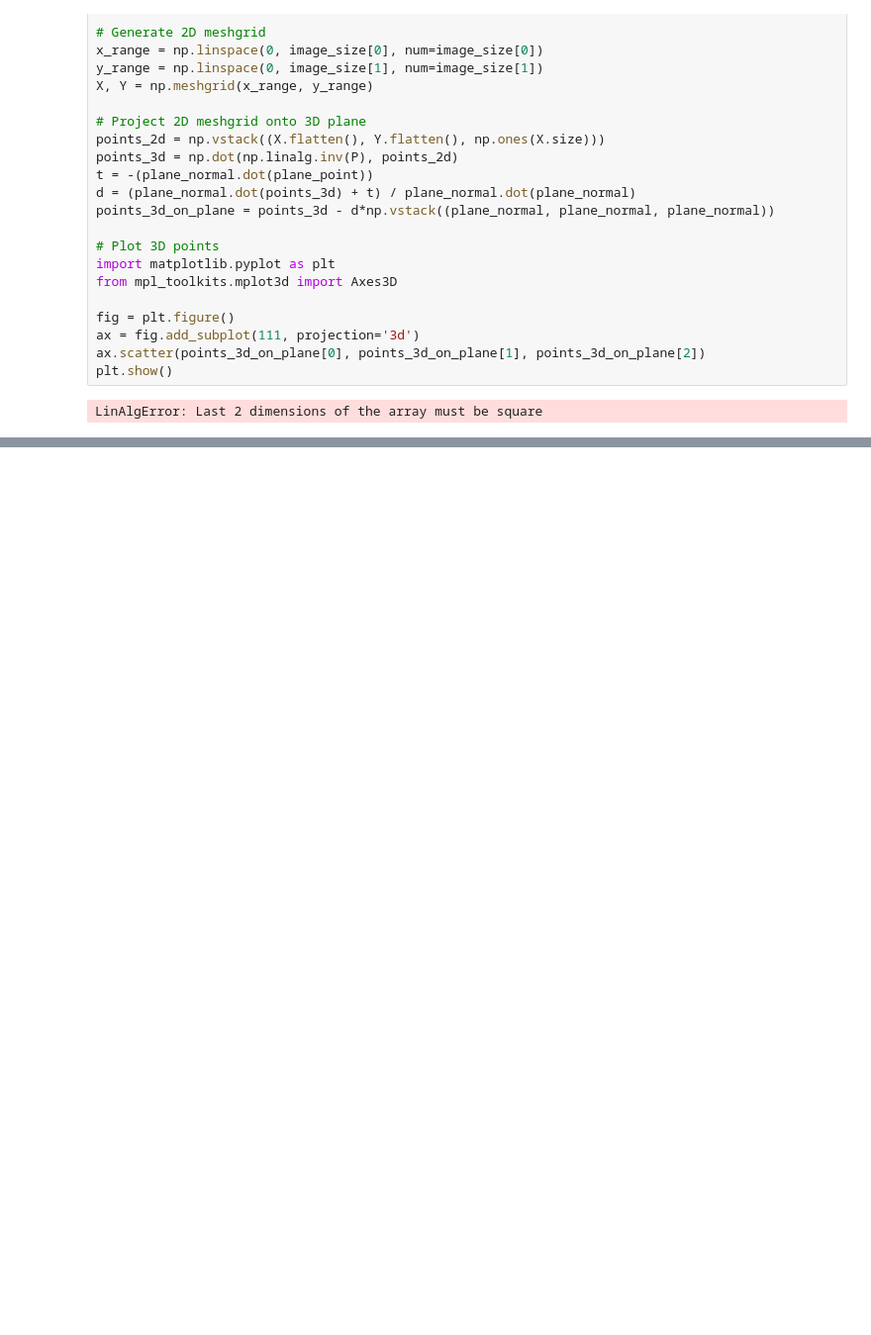
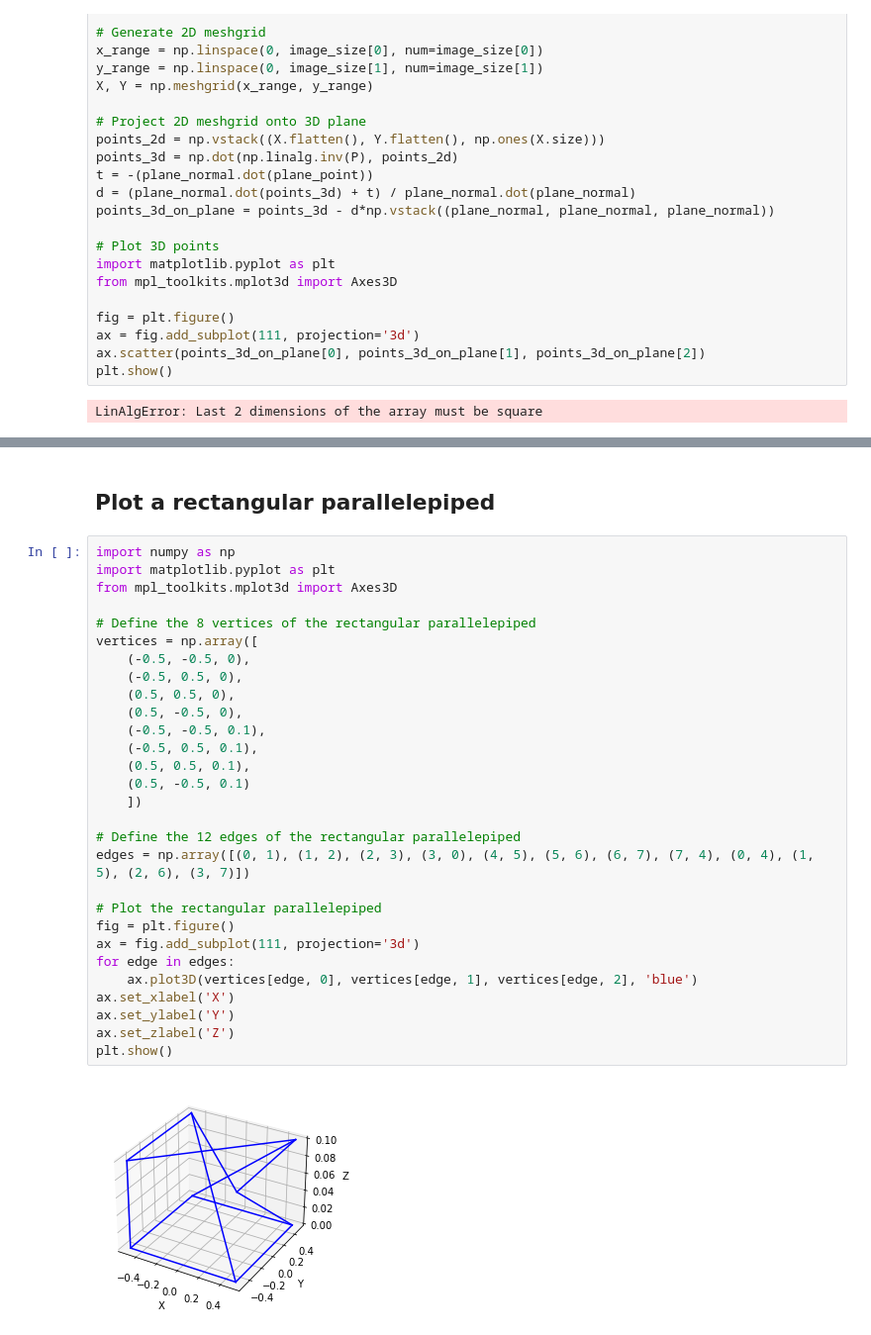
Before and after one commit to jufgutierrezgo/rs-vlc-model, a Jupyter notebook: functions.ipynb, the cells around one changed output, grey strips where cells are left out. Shown at 99% size. Drawn from its saved outputs; the diff is of its cells as text; blank space fills up the shorter version.

```diff
--- a/functions.ipynb
+++ b/functions.ipynb
@@ -191,0 +201,33 @@ LinAlgError: Last 2 dimensions of the array must be square
+# %% [markdown]
+## Plot a rectangular parallelepiped
+# %%
+import numpy as np
+import matplotlib.pyplot as plt
+from mpl_toolkits.mplot3d import Axes3D
+
+# Define the 8 vertices of the rectangular parallelepiped
+vertices = np.array([
+    (-0.5, -0.5, 0),
+    (-0.5, 0.5, 0),
+    (0.5, 0.5, 0),
+    (0.5, -0.5, 0),
+    (-0.5, -0.5, 0.1),
+    (-0.5, 0.5, 0.1),
+    (0.5, 0.5, 0.1),
+    (0.5, -0.5, 0.1)
+    ])
+
+# Define the 12 edges of the rectangular parallelepiped
+edges = np.array([(0, 1), (1, 2), (2, 3), (3, 0), (4, 5), (5, 6), (6, 7), (7, 4), (0, 4), (1, 5), (2, 6), (3, 7)])
+
+# Plot the rectangular parallelepiped
+fig = plt.figure()
+ax = fig.add_subplot(111, projection='3d')
+for edge in edges:
+    ax.plot3D(vertices[edge, 0], vertices[edge, 1], vertices[edge, 2], 'blue')
+ax.set_xlabel('X')
+ax.set_ylabel('Y')
+ax.set_zlabel('Z')
+plt.show()
+# %% [output]
+[figure, added]
```
Also changed, not shown: parts of 3 cells of this notebook, 3 other files.
